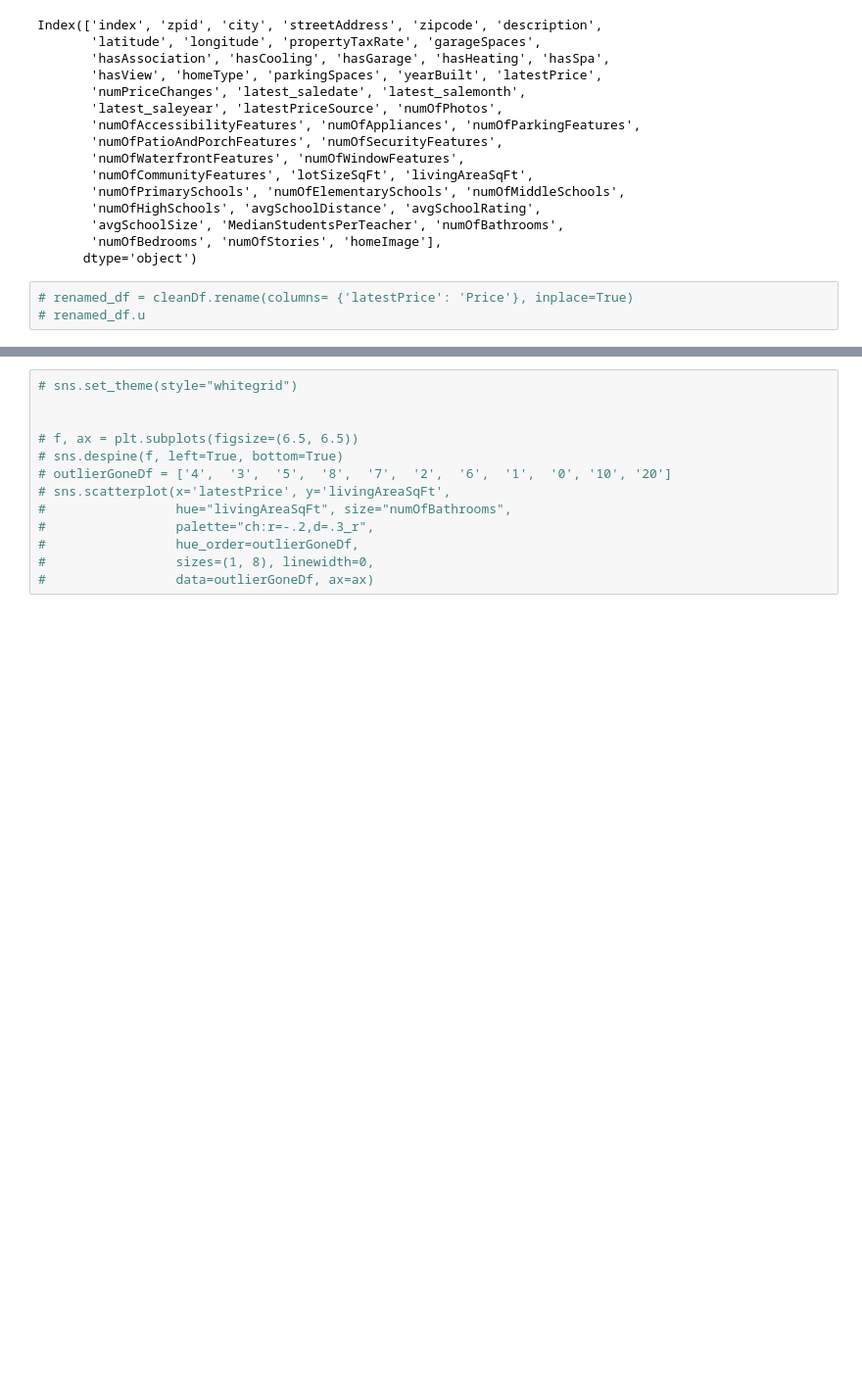
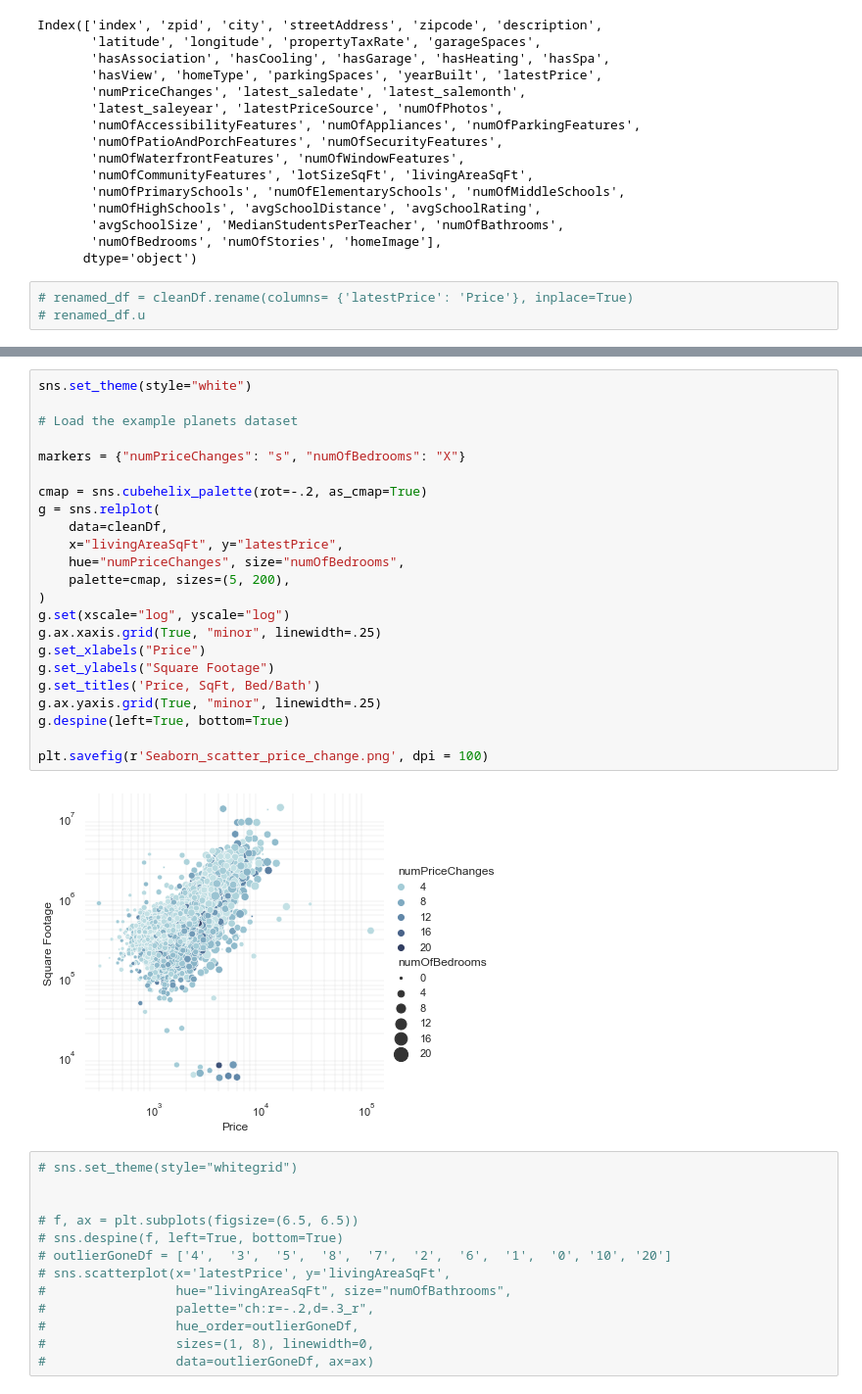
Before and after one commit to jonarnold3065/SMU_Project-1, a Jupyter notebook: Jons_Work/Seaborn Scatters.ipynb, the cells around one changed output, grey strips where cells are left out. Shown at 98% size. Cells and saved outputs as stored; diff of their text form; blank space fills up the shorter version.

```diff
--- a/Jons_Work/Seaborn Scatters.ipynb
+++ b/Jons_Work/Seaborn Scatters.ipynb
@@ -94,3 +122,28 @@ g.despine(left=True, bottom=True)
+# %%
+sns.set_theme(style="white")
+
+# Load the example planets dataset
+
+markers = {"numPriceChanges": "s", "numOfBedrooms": "X"}
+
+cmap = sns.cubehelix_palette(rot=-.2, as_cmap=True)
+g = sns.relplot(
+    data=cleanDf,
+    x="livingAreaSqFt", y="latestPrice",
+    hue="numPriceChanges", size="numOfBedrooms",
+    palette=cmap, sizes=(5, 200),
+)
+g.set(xscale="log", yscale="log")
+g.ax.xaxis.grid(True, "minor", linewidth=.25)
+g.set_xlabels("Price")
+g.set_ylabels("Square Footage")
+g.set_titles('Price, SqFt, Bed/Bath')
+g.ax.yaxis.grid(True, "minor", linewidth=.25)
+g.despine(left=True, bottom=True)
+
+plt.savefig(r'Seaborn_scatter_price_change.png', dpi = 100)
+# %% [output]
+[figure, added]
 # %%
 # sns.set_theme(style="whitegrid")
 
```
Also changed, not shown: parts of 2 cells of this notebook, 3 other files.
